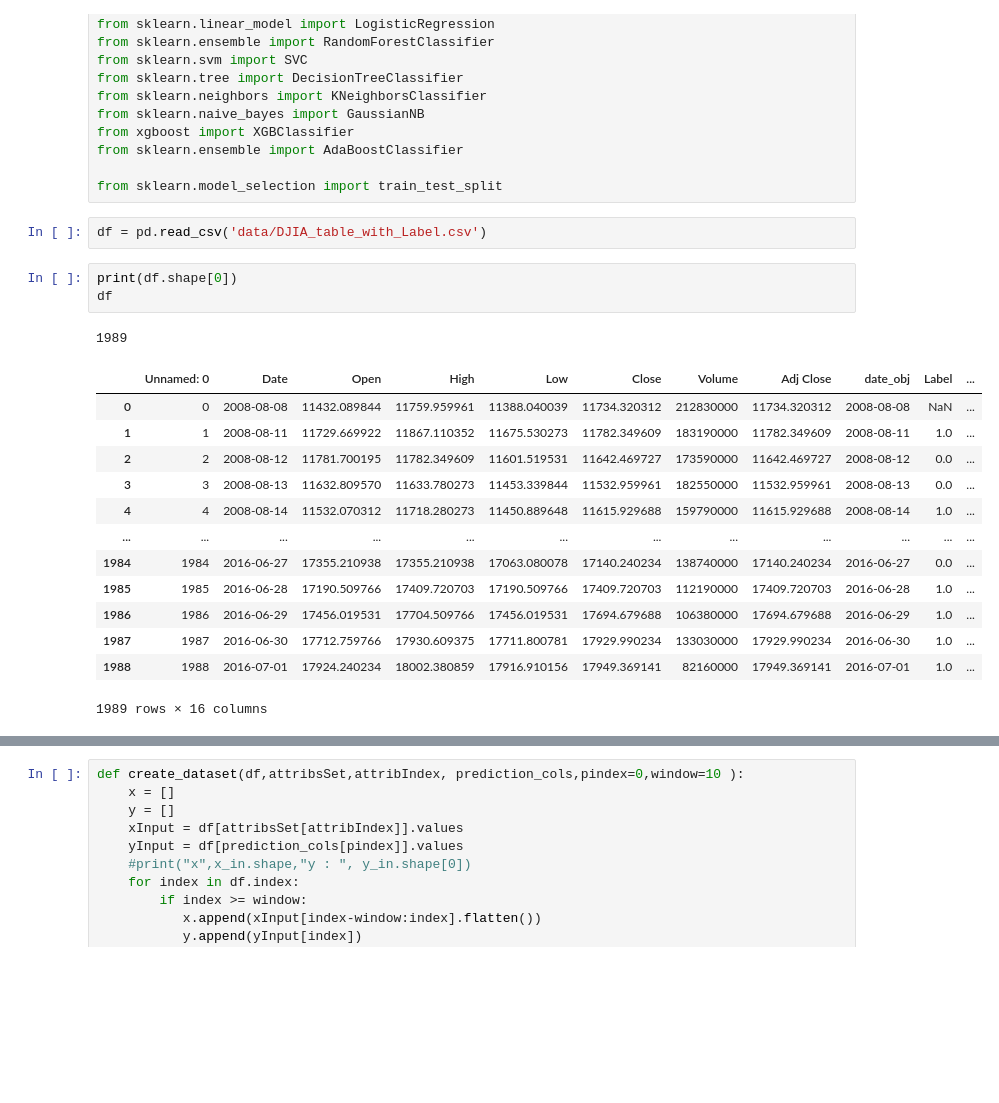
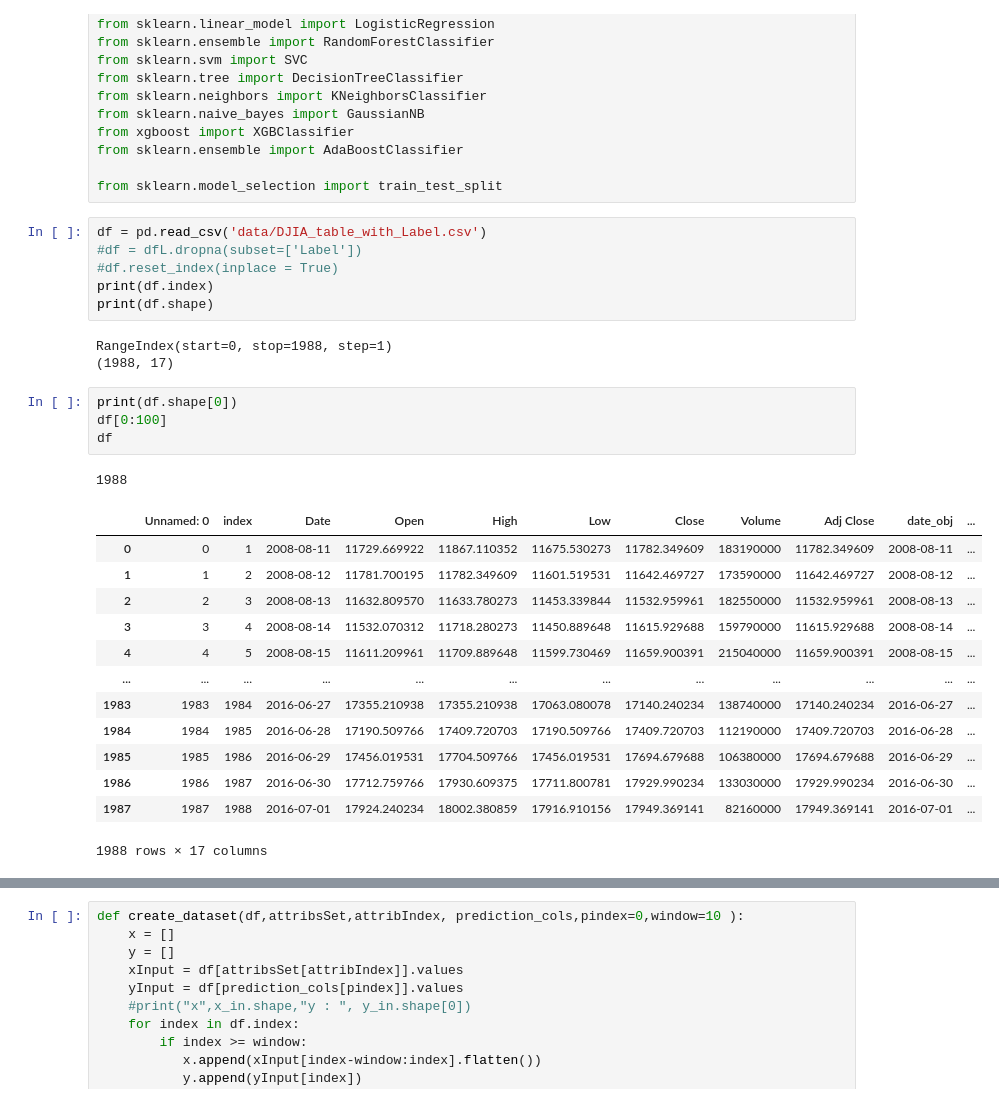
Before and after one commit to anaghlal/bitmap_aibfsi, a Jupyter notebook: code/T+N prediction.ipynb, the cells around one changed output, grey strips where cells are left out. Cells and saved outputs as stored; diff of their text form; blank space fills up the shorter version.

```diff
--- a/code/T+N prediction.ipynb
+++ b/code/T+N prediction.ipynb
@@ -25,21 +25,29 @@ from sklearn.ensemble import AdaBoostClassifier
 from sklearn.model_selection import train_test_split
 # %%
 df = pd.read_csv('data/DJIA_table_with_Label.csv')
+#df = dfL.dropna(subset=['Label'])
+#df.reset_index(inplace = True)
+print(df.index)
+print(df.shape)
+# %% [output]
+RangeIndex(start=0, stop=1988, step=1)
+(1988, 17)
 # %%
 print(df.shape[0])
+df[0:100]
 df
 # %% [output]
-1989
+1988
-|  | Unnamed: 0 | Date | Open | High | Low | Close | Volume | Adj Close | date_obj | Label | ... |
-| 0 | 0 | 2008-08-08 | 11432.089844 | 11759.959961 | 11388.040039 | 11734.320312 | 212830000 | 11734.320312 | 2008-08-08 | NaN | ... |
-| 1 | 1 | 2008-08-11 | 11729.669922 | 11867.110352 | 11675.530273 | 11782.349609 | 183190000 | 11782.349609 | 2008-08-11 | 1.0 | ... |
-| 2 | 2 | 2008-08-12 | 11781.700195 | 11782.349609 | 11601.519531 | 11642.469727 | 173590000 | 11642.469727 | 2008-08-12 | 0.0 | ... |
-| 3 | 3 | 2008-08-13 | 11632.809570 | 11633.780273 | 11453.339844 | 11532.959961 | 182550000 | 11532.959961 | 2008-08-13 | 0.0 | ... |
-| 4 | 4 | 2008-08-14 | 11532.070312 | 11718.280273 | 11450.889648 | 11615.929688 | 159790000 | 11615.929688 | 2008-08-14 | 1.0 | ... |
+|  | Unnamed: 0 | index | Date | Open | High | Low | Close | Volume | Adj Close | date_obj | ... |
+| 0 | 0 | 1 | 2008-08-11 | 11729.669922 | 11867.110352 | 11675.530273 | 11782.349609 | 183190000 | 11782.349609 | 2008-08-11 | ... |
+| 1 | 1 | 2 | 2008-08-12 | 11781.700195 | 11782.349609 | 11601.519531 | 11642.469727 | 173590000 | 11642.469727 | 2008-08-12 | ... |
+| 2 | 2 | 3 | 2008-08-13 | 11632.809570 | 11633.780273 | 11453.339844 | 11532.959961 | 182550000 | 11532.959961 | 2008-08-13 | ... |
+| 3 | 3 | 4 | 2008-08-14 | 11532.070312 | 11718.280273 | 11450.889648 | 11615.929688 | 159790000 | 11615.929688 | 2008-08-14 | ... |
+| 4 | 4 | 5 | 2008-08-15 | 11611.209961 | 11709.889648 | 11599.730469 | 11659.900391 | 215040000 | 11659.900391 | 2008-08-15 | ... |
 | ... | ... | ... | ... | ... | ... | ... | ... | ... | ... | ... | ... |
-| 1984 | 1984 | 2016-06-27 | 17355.210938 | 17355.210938 | 17063.080078 | 17140.240234 | 138740000 | 17140.240234 | 2016-06-27 | 0.0 | ... |
-| 1985 | 1985 | 2016-06-28 | 17190.509766 | 17409.720703 | 17190.509766 | 17409.720703 | 112190000 | 17409.720703 | 2016-06-28 | 1.0 | ... |
-| 1986 | 1986 | 2016-06-29 | 17456.019531 | 17704.509766 | 17456.019531 | 17694.679688 | 106380000 | 17694.679688 | 2016-06-29 | 1.0 | ... |
-| 1987 | 1987 | 2016-06-30 | 17712.759766 | 17930.609375 | 17711.800781 | 17929.990234 | 133030000 | 17929.990234 | 2016-06-30 | 1.0 | ... |
-| 1988 | 1988 | 2016-07-01 | 17924.240234 | 18002.380859 | 17916.910156 | 17949.369141 | 82160000 | 17949.369141 | 2016-07-01 | 1.0 | ... |
+| 1983 | 1983 | 1984 | 2016-06-27 | 17355.210938 | 17355.210938 | 17063.080078 | 17140.240234 | 138740000 | 17140.240234 | 2016-06-27 | ... |
+| 1984 | 1984 | 1985 | 2016-06-28 | 17190.509766 | 17409.720703 | 17190.509766 | 17409.720703 | 112190000 | 17409.720703 | 2016-06-28 | ... |
+| 1985 | 1985 | 1986 | 2016-06-29 | 17456.019531 | 17704.509766 | 17456.019531 | 17694.679688 | 106380000 | 17694.679688 | 2016-06-29 | ... |
+| 1986 | 1986 | 1987 | 2016-06-30 | 17712.759766 | 17930.609375 | 17711.800781 | 17929.990234 | 133030000 | 17929.990234 | 2016-06-30 | ... |
+| 1987 | 1987 | 1988 | 2016-07-01 | 17924.240234 | 18002.380859 | 17916.910156 | 17949.369141 | 82160000 | 17949.369141 | 2016-07-01 | ... |
-1989 rows × 16 columns
+1988 rows × 17 columns
```
Also changed, not shown: parts of 16 cells of this notebook, 2 other files.
